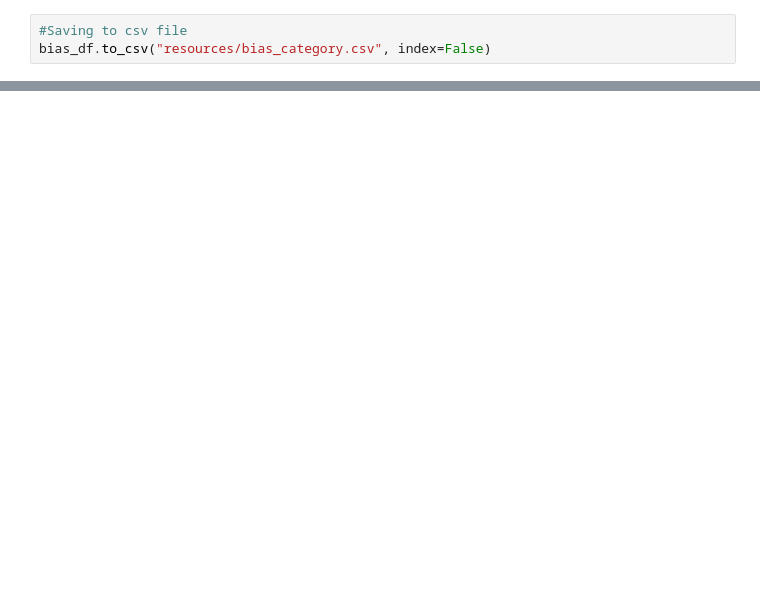
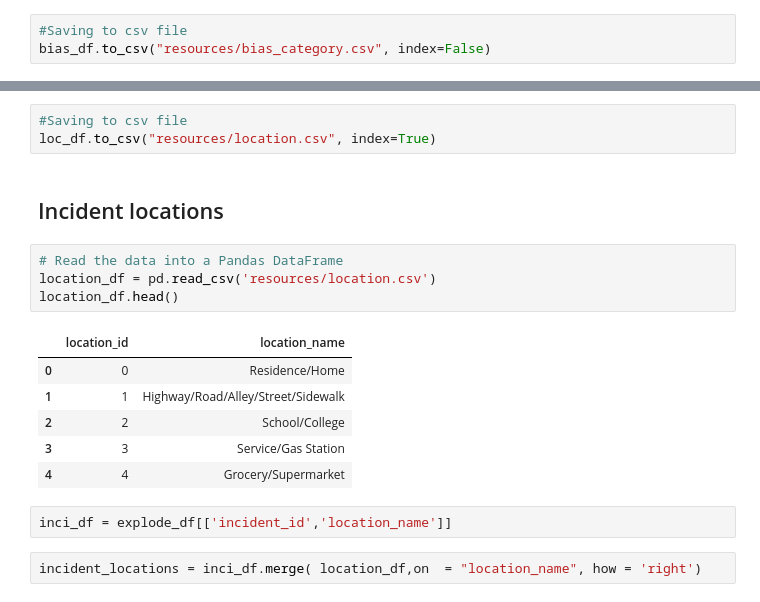
Before and after one commit to evacs/Project-3, a Jupyter notebook: Data_cleaning.ipynb, the cells around one changed output, grey strips where cells are left out. Drawn from its saved outputs; the diff is of its cells as text; blank space fills up the shorter version.

```diff
--- a/Data_cleaning.ipynb
+++ b/Data_cleaning.ipynb
@@ -269,0 +322,20 @@ bias_df.to_csv("resources/bias_category.csv", index=False)
+# %%
+#Saving to csv file
+loc_df.to_csv("resources/location.csv", index=True)
+# %% [markdown]
+## Incident locations
+# %%
+# Read the data into a Pandas DataFrame
+location_df = pd.read_csv('resources/location.csv')
+location_df.head()
+# %% [output]
+|  | location_id | location_name |
+| 0 | 0 | Residence/Home |
+| 1 | 1 | Highway/Road/Alley/Street/Sidewalk |
+| 2 | 2 | School/College |
+| 3 | 3 | Service/Gas Station |
+| 4 | 4 | Grocery/Supermarket |
+# %%
+inci_df = explode_df[['incident_id','location_name']]
+# %%
+incident_locations = inci_df.merge( location_df,on  = "location_name", how = 'right')
```
Also changed, not shown: parts of 15 cells of this notebook, 9 other files.
